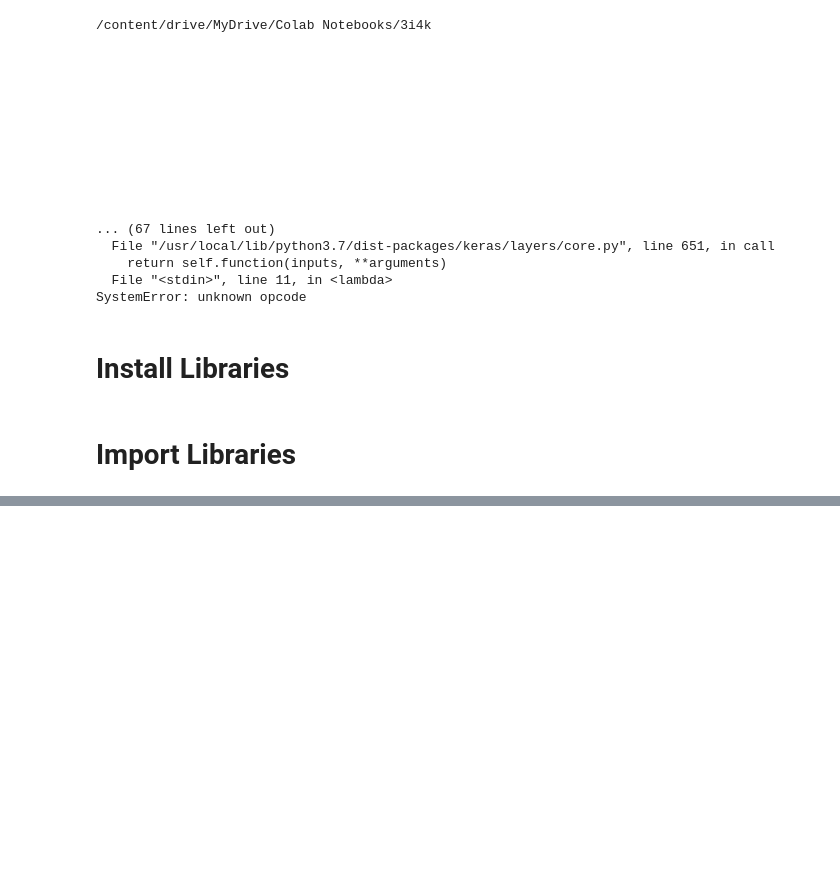
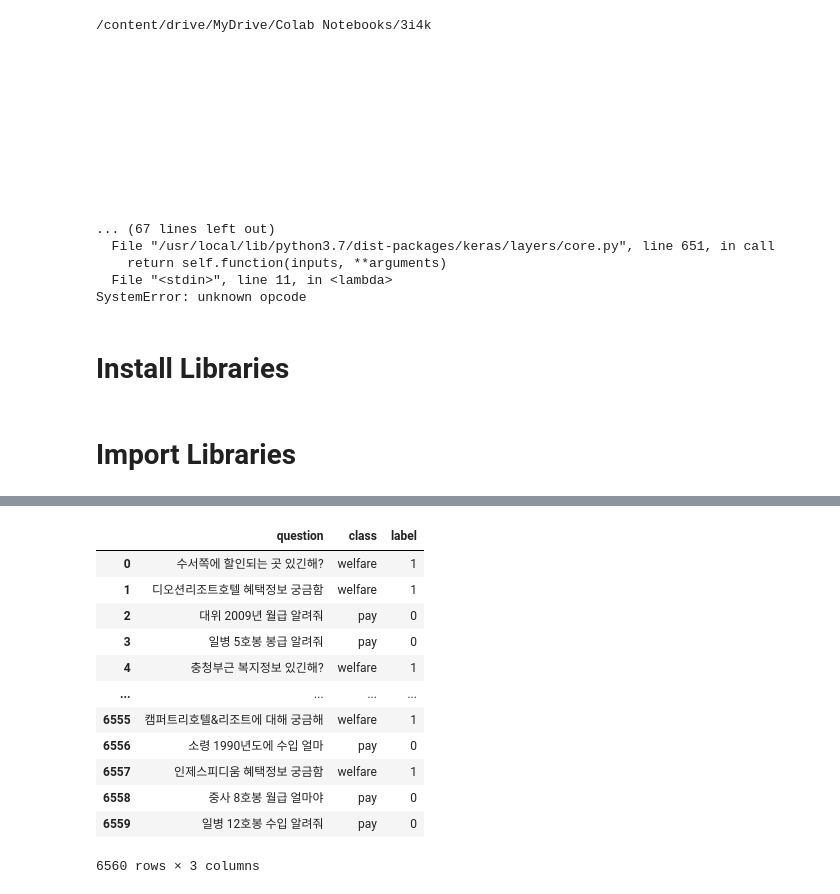
Before and after one commit to koscomcop/2022Military-Chatbot-jupyter, a Jupyter notebook: source/22'Military_Chatbot.ipynb, the cells around one changed output, grey strips where cells are left out. Saved outputs shown, nothing was run; the diff lists cells and outputs as text; code cells hidden in the pictures; blank space fills up the shorter version.

```diff
--- a/source/22'Military_Chatbot.ipynb
+++ b/source/22'Military_Chatbot.ipynb
@@ -408,0 +402,18 @@ word_dict
+# %%
+train, idxs = load_dataset()
+train = train.sample(frac=1).reset_index(drop=True)
+train
+# %% [output]
+|  | question | class | label |
+| 0 | 수서쪽에 할인되는 곳 있긴해? | welfare | 1 |
+| 1 | 디오션리조트호텔 혜택정보 궁금함 | welfare | 1 |
+| 2 | 대위 2009년 월급 알려줘 | pay | 0 |
+| 3 | 일병 5호봉 봉급 알려줘 | pay | 0 |
+| 4 | 충청부근 복지정보 있긴해? | welfare | 1 |
+| ... | ... | ... | ... |
+| 6555 | 캠퍼트리호텔&리조트에 대해 궁금해 | welfare | 1 |
+| 6556 | 소령 1990년도에 수입 얼마 | pay | 0 |
+| 6557 | 인제스피디움 혜택정보 궁금함 | welfare | 1 |
+| 6558 | 중사 8호봉 월급 얼마야 | pay | 0 |
+| 6559 | 일병 12호봉 수입 알려줘 | pay | 0 |
+6560 rows × 3 columns
```
Also changed, not shown: parts of 57 cells of this notebook, 2 other files.
